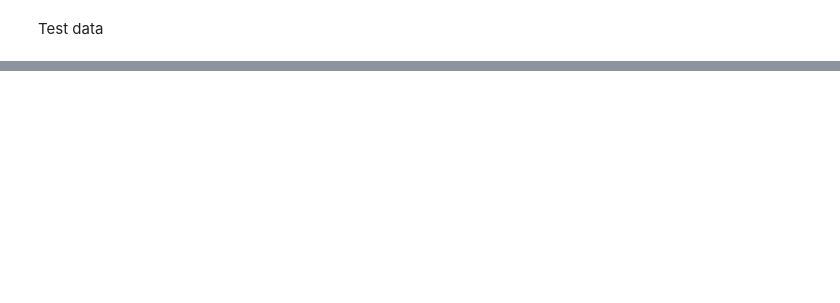
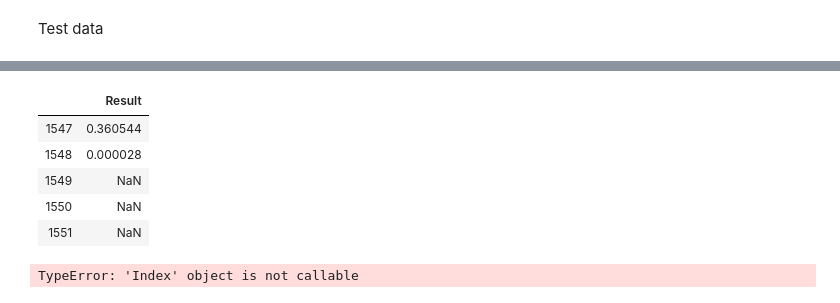
Before and after one commit to sabill/JOINTS-2020, a Jupyter notebook: email_classification.ipynb, the cells around one changed output, grey strips where cells are left out. Saved outputs shown, nothing was run; the diff lists cells and outputs as text; code cells hidden in the pictures; blank space fills up the shorter version.

```diff
--- a/email_classification.ipynb
+++ b/email_classification.ipynb
@@ -248,0 +282,19 @@ Test data
+# %%
+predict = model.predict(X_test)
+# %%
+predict.tail()
+# %% [output]
+|  | Result |
+| 1547 | 0.360544 |
+| 1548 | 0.000028 |
+| 1549 | NaN |
+| 1550 | NaN |
+| 1551 | NaN |
+# %%
+for row in predict.columns(axis=1):
+    if row <0.5:
+        row = 0
+    else:
+        row = 1
+# %% [output]
+TypeError: 'Index' object is not callable
```
Also changed, not shown: parts of 20 cells of this notebook, 1 other file.
